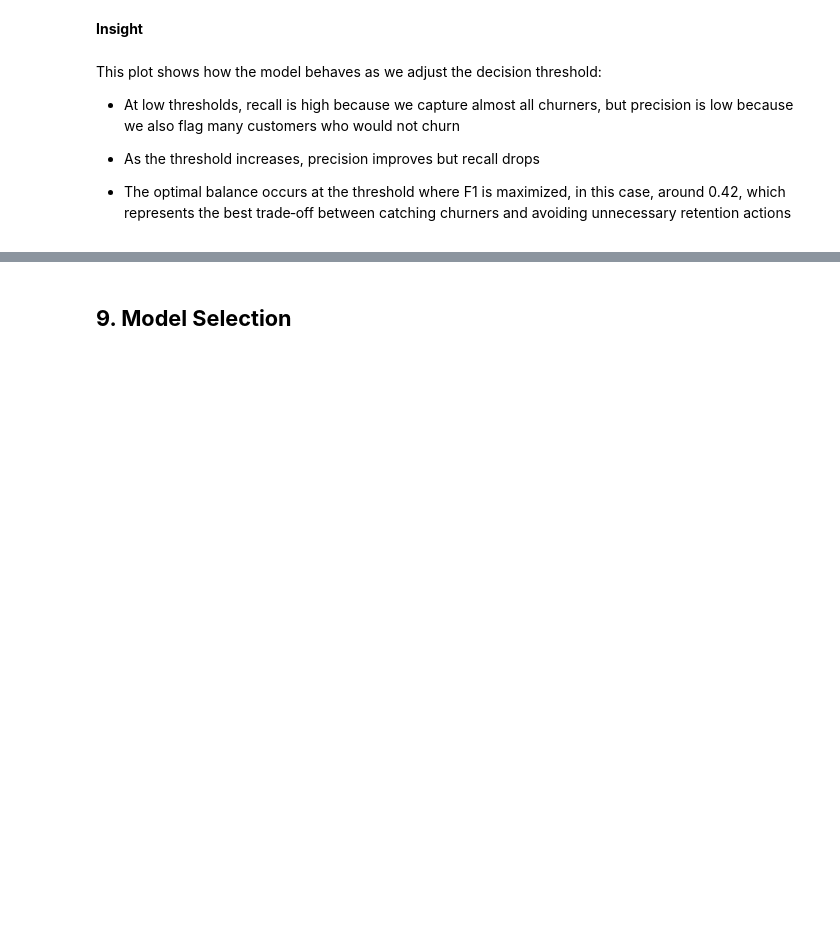
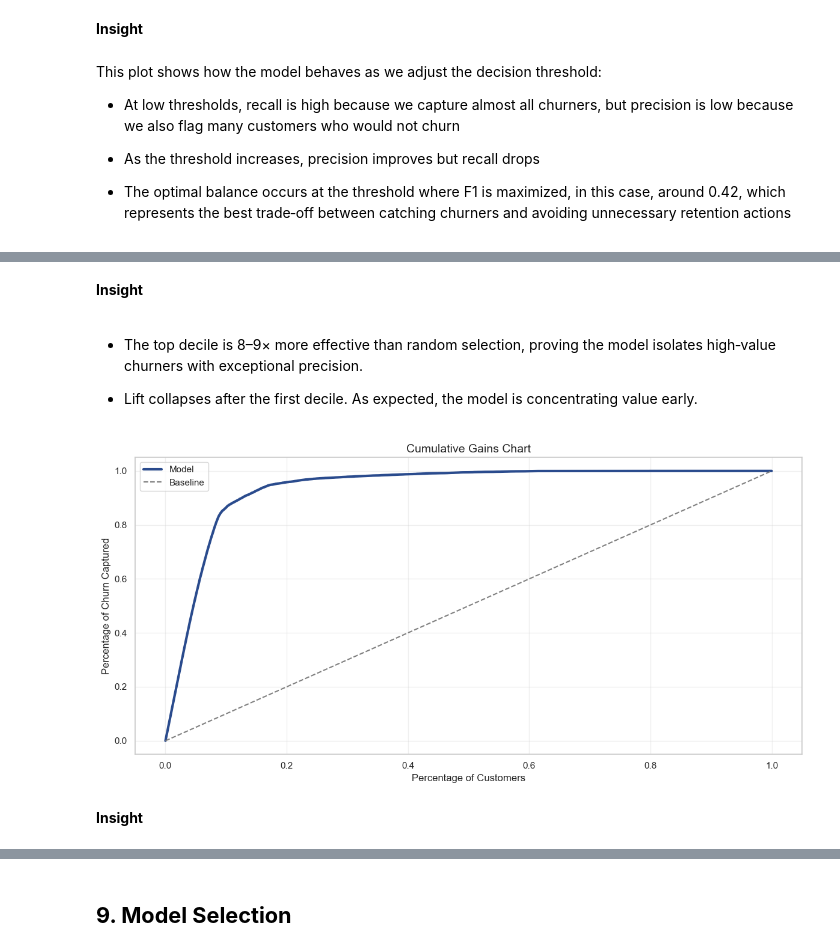
Before and after one commit to PaulinaMamiaga/customer-churn-intelligence-system, a Jupyter notebook: notebooks/03_modeling_and_evaluation.ipynb, the cells around one changed output, grey strips where cells are left out. Saved outputs shown, nothing was run; the diff lists cells and outputs as text; code cells hidden in the pictures; blank space fills up the shorter version.

```diff
--- a/notebooks/03_modeling_and_evaluation.ipynb
+++ b/notebooks/03_modeling_and_evaluation.ipynb
@@ -588,0 +735,48 @@ This plot shows how the model behaves as we adjust the decision threshold:
+# %% [markdown]
+**Insight**
+# %% [markdown]
+- The top decile is 8–9× more effective than random selection, proving the model isolates high‑value churners with exceptional precision.
+
+- Lift collapses after the first decile. As expected, the model is concentrating value early.
+# %%
+# 8.9 Cumulative Gains Chart
+
+df_gain2 = df_lift.copy()
+
+df_gain2["cum_churn"] = df_gain2["churn"].cumsum()
+df_gain2["cum_pct_churn"] = df_gain2["cum_churn"] / df_gain2["churn"].sum()
+
+df_gain2["cum_customers"] = np.arange(1, len(df_gain2) + 1)
+df_gain2["cum_pct_customers"] = df_gain2["cum_customers"] / len(df_gain2)
+
+plt.figure(figsize=(12, 6))
+
+plt.plot(
+    df_gain2["cum_pct_customers"],
+    df_gain2["cum_pct_churn"],
+    color="#2A4B8D",
+    linewidth=3,
+    label="Model"
+)
+
+# Baseline (random model)
+plt.plot(
+    df_gain2["cum_pct_customers"],
+    df_gain2["cum_pct_customers"],
+    color="gray",
+    linestyle="--",
+    label="Baseline"
+)
+
+plt.title("Cumulative Gains Chart", fontsize=14)
+plt.xlabel("Percentage of Customers")
+plt.ylabel("Percentage of Churn Captured")
+plt.grid(alpha=0.3)
+plt.legend()
+
+plt.tight_layout()
+plt.show()
+# %% [output]
+[figure, added]
+# %% [markdown]
+**Insight**
```
Also changed, not shown: parts of 11 cells of this notebook.
